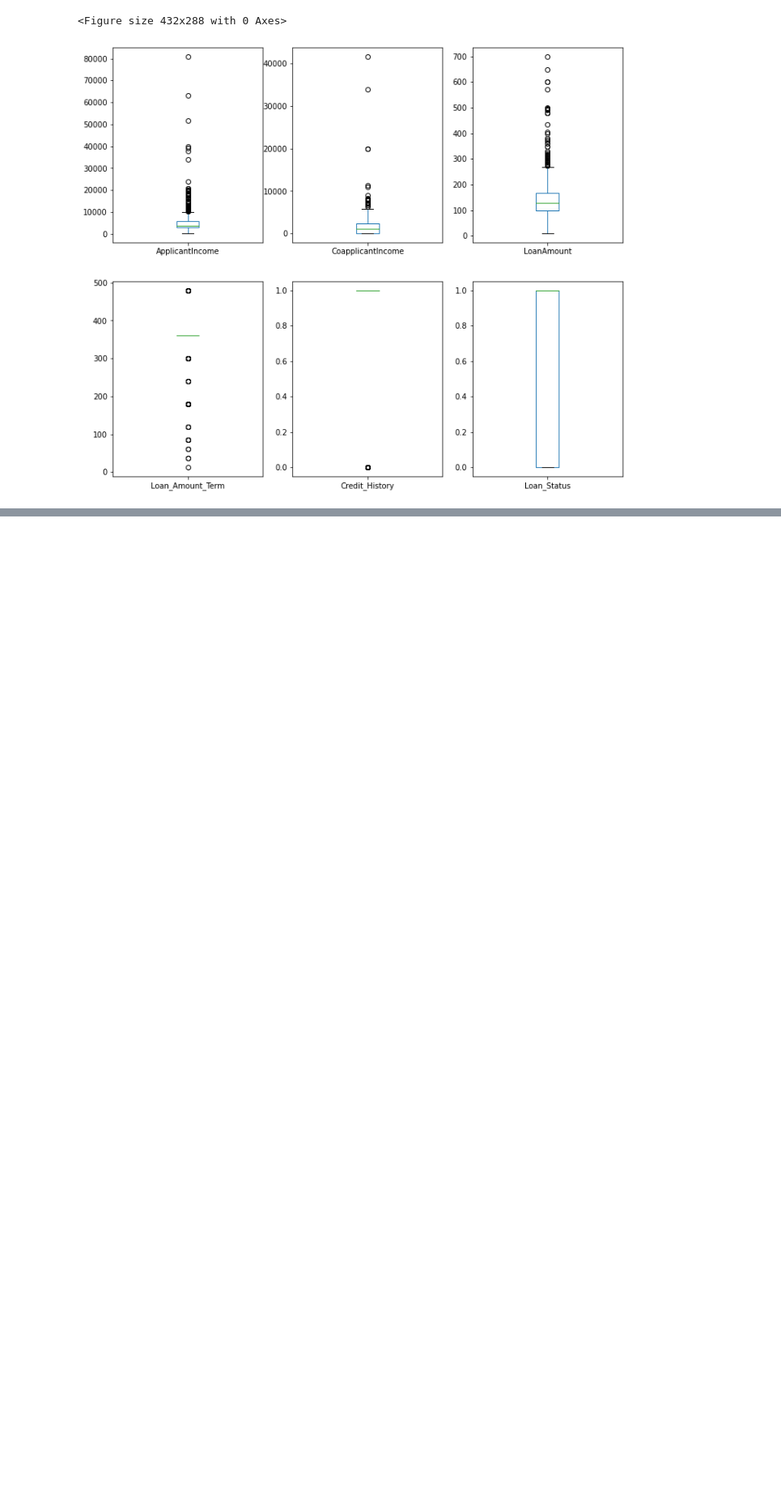
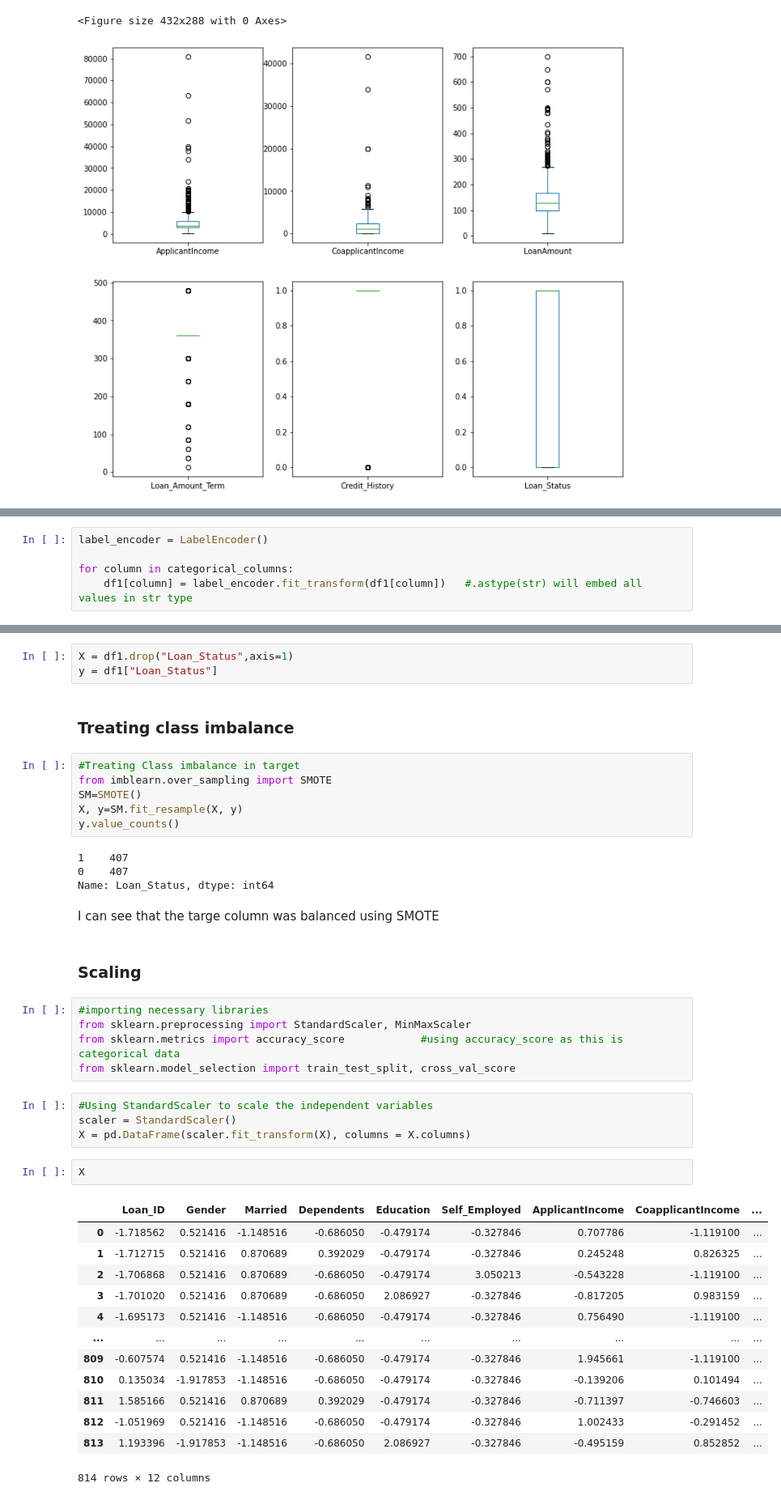
Before and after one commit to Aliakbar2/Datatrained, a Jupyter notebook: loan_application_status_SOLVED.ipynb, the cells around one changed output, grey strips where cells are left out. Shown at 81% size. Drawn from its saved outputs; the diff is of its cells as text; blank space fills up the shorter version.

```diff
--- a/loan_application_status_SOLVED.ipynb
+++ b/loan_application_status_SOLVED.ipynb
@@ -381,0 +528,5 @@ ValueError: The truth value of a Series is ambiguous. Use a.empty, a.bool(), a.i
+# %%
+label_encoder = LabelEncoder()
+
+for column in categorical_columns:
+    df1[column] = label_encoder.fit_transform(df1[column])   #.astype(str) will embed all values in str type
@@ -381,0 +554,44 @@ ValueError: The truth value of a Series is ambiguous. Use a.empty, a.bool(), a.i
+# %%
+X = df1.drop("Loan_Status",axis=1)
+y = df1["Loan_Status"]
+# %% [markdown]
+### Treating class imbalance
+# %%
+#Treating Class imbalance in target
+from imblearn.over_sampling import SMOTE
+SM=SMOTE()
+X, y=SM.fit_resample(X, y)
+y.value_counts()
+# %% [output]
+1    407
+0    407
+Name: Loan_Status, dtype: int64
+# %% [markdown]
+I can see that the targe column was balanced using SMOTE
+# %% [markdown]
+### Scaling
+# %%
+#importing necessary libraries
+from sklearn.preprocessing import StandardScaler, MinMaxScaler
+from sklearn.metrics import accuracy_score            #using accuracy_score as this is categorical data
+from sklearn.model_selection import train_test_split, cross_val_score
+# %%
+#Using StandardScaler to scale the independent variables
+scaler = StandardScaler()
+X = pd.DataFrame(scaler.fit_transform(X), columns = X.columns)
+# %%
+X
+# %% [output]
+|  | Loan_ID | Gender | Married | Dependents | Education | Self_Employed | ApplicantIncome | CoapplicantIncome | ... |
+| 0 | -1.718562 | 0.521416 | -1.148516 | -0.686050 | -0.479174 | -0.327846 | 0.707786 | -1.119100 | ... |
+| 1 | -1.712715 | 0.521416 | 0.870689 | 0.392029 | -0.479174 | -0.327846 | 0.245248 | 0.826325 | ... |
+| 2 | -1.706868 | 0.521416 | 0.870689 | -0.686050 | -0.479174 | 3.050213 | -0.543228 | -1.119100 | ... |
+| 3 | -1.701020 | 0.521416 | 0.870689 | -0.686050 | 2.086927 | -0.327846 | -0.817205 | 0.983159 | ... |
+| 4 | -1.695173 | 0.521416 | -1.148516 | -0.686050 | -0.479174 | -0.327846 | 0.756490 | -1.119100 | ... |
+| ... | ... | ... | ... | ... | ... | ... | ... | ... | ... |
+| 809 | -0.607574 | 0.521416 | -1.148516 | -0.686050 | -0.479174 | -0.327846 | 1.945661 | -1.119100 | ... |
+| 810 | 0.135034 | -1.917853 | -1.148516 | -0.686050 | -0.479174 | -0.327846 | -0.139206 | 0.101494 | ... |
+| 811 | 1.585166 | 0.521416 | 0.870689 | 0.392029 | -0.479174 | -0.327846 | -0.711397 | -0.746603 | ... |
+| 812 | -1.051969 | 0.521416 | -1.148516 | -0.686050 | -0.479174 | -0.327846 | 1.002433 | -0.291452 | ... |
+| 813 | 1.193396 | -1.917853 | -1.148516 | -0.686050 | 2.086927 | -0.327846 | -0.495159 | 0.852852 | ... |
+814 rows × 12 columns
```
Also changed, not shown: parts of 60 cells of this notebook.
